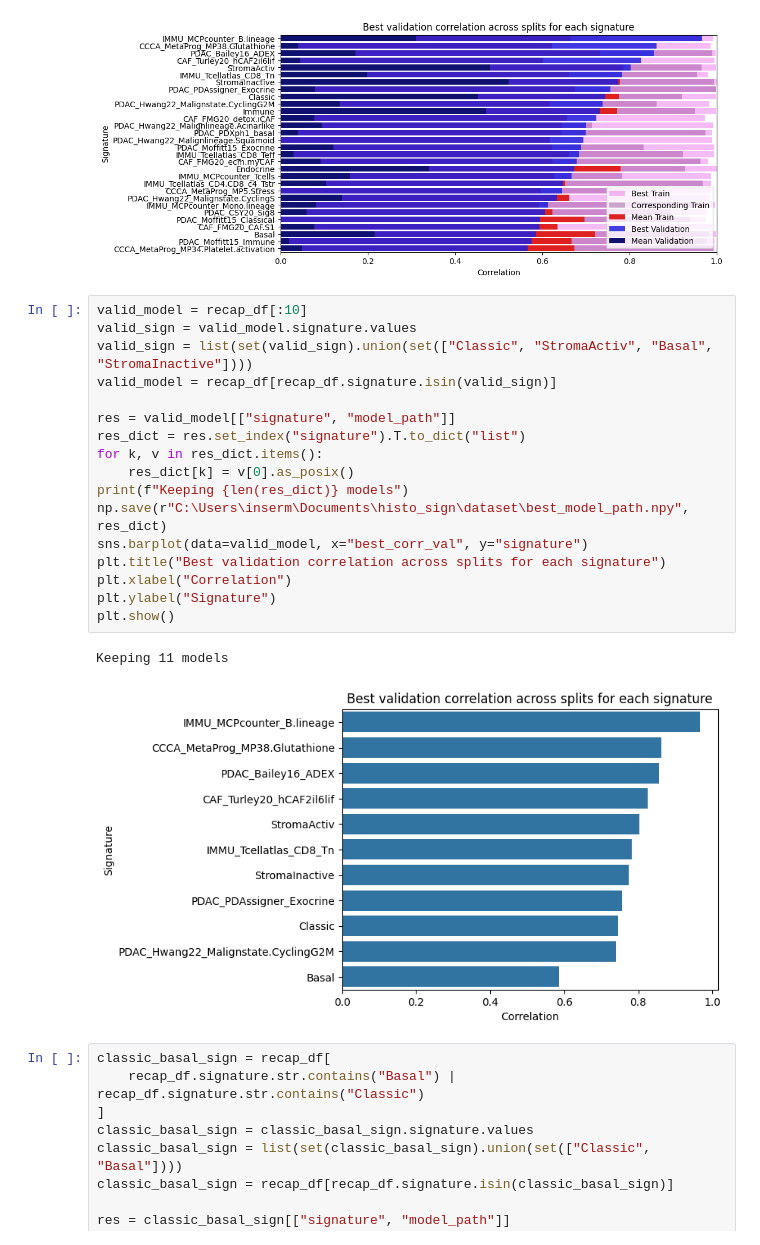
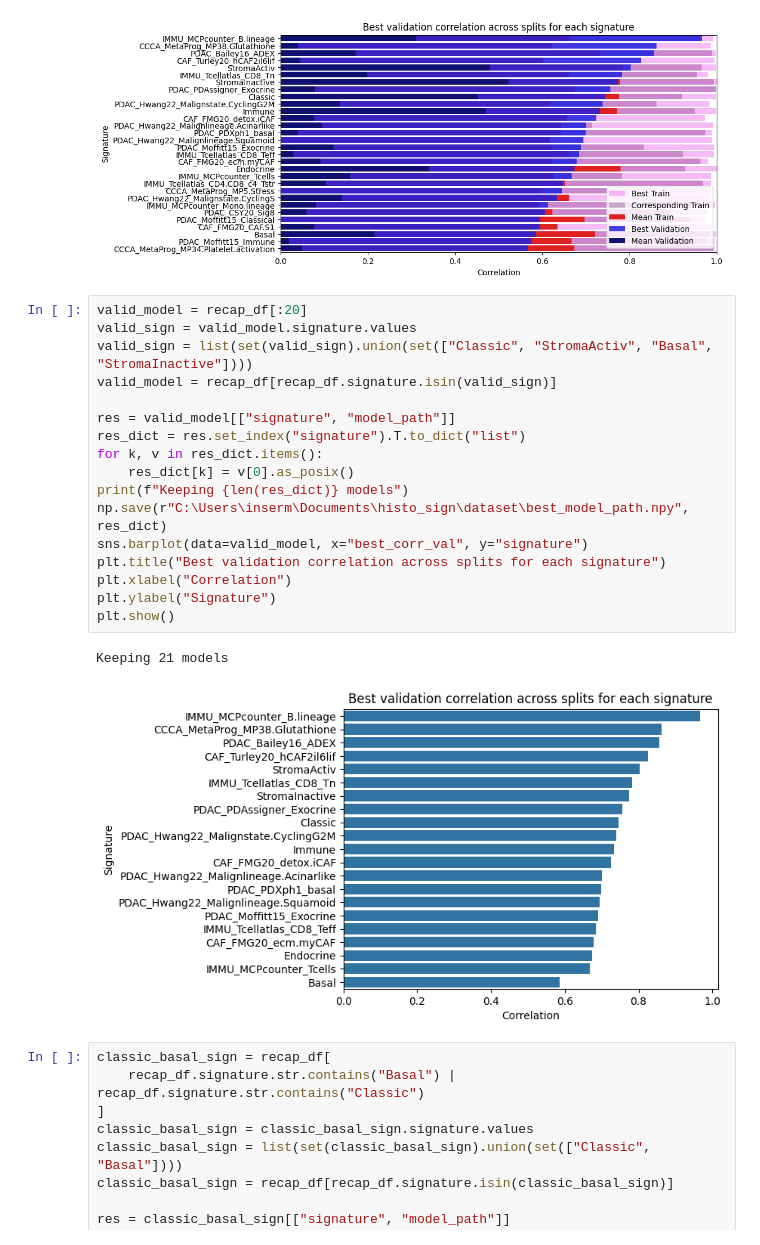
Before and after one commit to GeNeHetX/HistoSign, a Jupyter notebook: src/signatures/inspect_training.ipynb, the cells around one changed output. Saved outputs shown, nothing was run; the diff lists cells and outputs as text.

```diff
--- a/src/signatures/inspect_training.ipynb
+++ b/src/signatures/inspect_training.ipynb
@@ -443,25 +508,25 @@ plt.show()
 # %% [output]
 [figure]
 # %%
-valid_model = recap_df[:10]
+valid_model = recap_df[:20]
 valid_sign = valid_model.signature.values
 valid_sign = list(set(valid_sign).union(set(["Classic", "StromaActiv", "Basal", "StromaInactive"])))
 valid_model = recap_df[recap_df.signature.isin(valid_sign)]
 
 res = valid_model[["signature", "model_path"]]
 res_dict = res.set_index("signature").T.to_dict("list")
 for k, v in res_dict.items():
     res_dict[k] = v[0].as_posix()
 print(f"Keeping {len(res_dict)} models")
 np.save(r"C:\Users\inserm\Documents\histo_sign\dataset\best_model_path.npy", res_dict)
 sns.barplot(data=valid_model, x="best_corr_val", y="signature")
 plt.title("Best validation correlation across splits for each signature")
 plt.xlabel("Correlation")
 plt.ylabel("Signature")
 plt.show()
 # %% [output]
-Keeping 11 models
+Keeping 21 models
-[figure, old version]
+[figure, new version]
 # %%
 classic_basal_sign = recap_df[
     recap_df.signature.str.contains("Basal") | recap_df.signature.str.contains("Classic")
```
Also changed, not shown: parts of 10 cells of this notebook, 2 other files.
